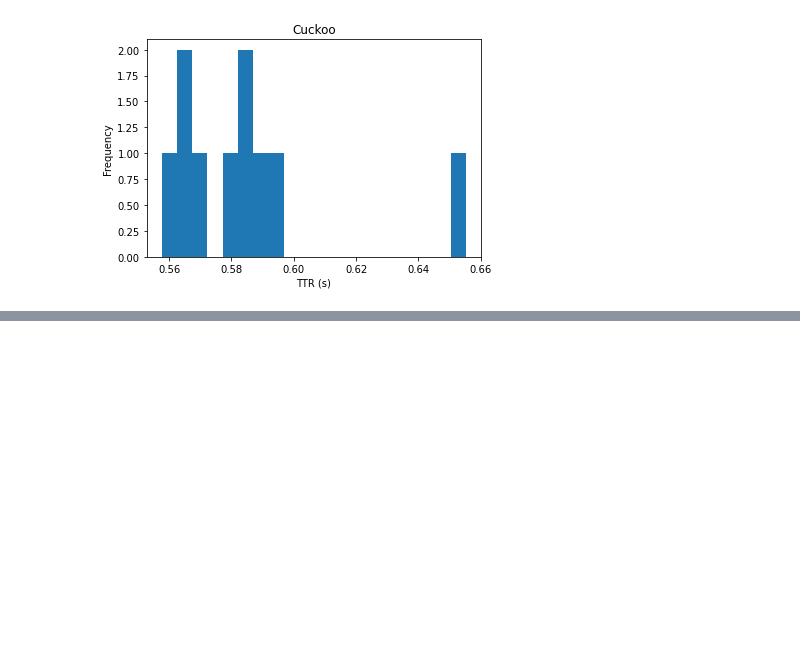
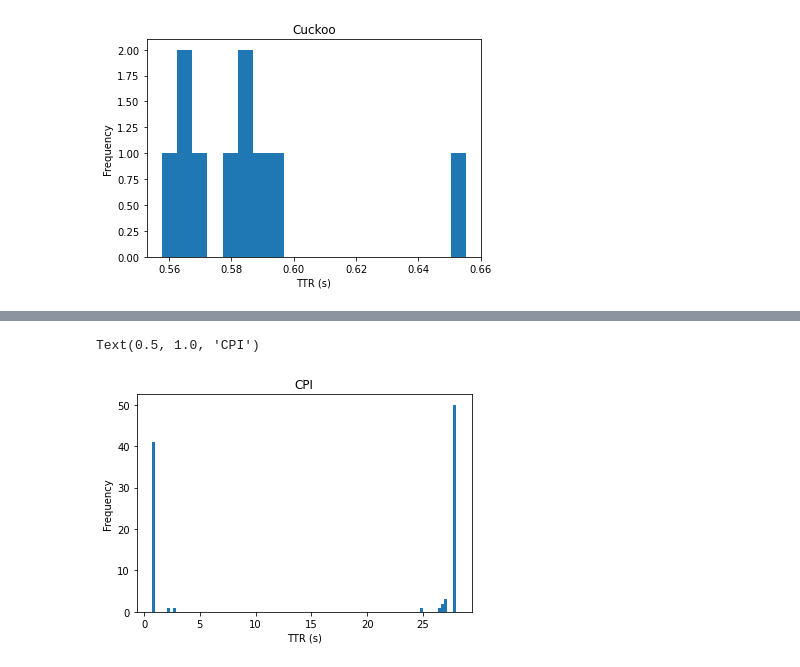
Before and after one commit to nislab/gensync, a Jupyter notebook: run/analysis.ipynb, the cells around one changed output, grey strips where cells are left out. Saved outputs shown, nothing was run; the diff lists cells and outputs as text; code cells hidden in the pictures; blank space fills up the shorter version.

```diff
--- a/run/analysis.ipynb
+++ b/run/analysis.ipynb
@@ -181,0 +184,3 @@ How many experiment runs we need to reach some reasonable confidence in estimati
+# %%
+d_1017_CPI_only = ca.parse('plain_data/gensync_464242008_1017_CPI_only.csv', summarize=True)
+d_1017_CPI_only[d_1017_CPI_only['diffs'] == 90]
@@ -181,0 +213,7 @@ How many experiment runs we need to reach some reasonable confidence in estimati
+# %%
+ax = d_1017_CPI_only[d_1017_CPI_only['diffs'] == 90]['ttr'].plot.hist(bins=100)
+ax.set_xlabel('TTR (s)')
+ax.set_title('CPI')
+# %% [output]
+Text(0.5, 1.0, 'CPI')
+[figure, added]
```
Also changed, not shown: parts of 11 cells of this notebook, 1 other file.
